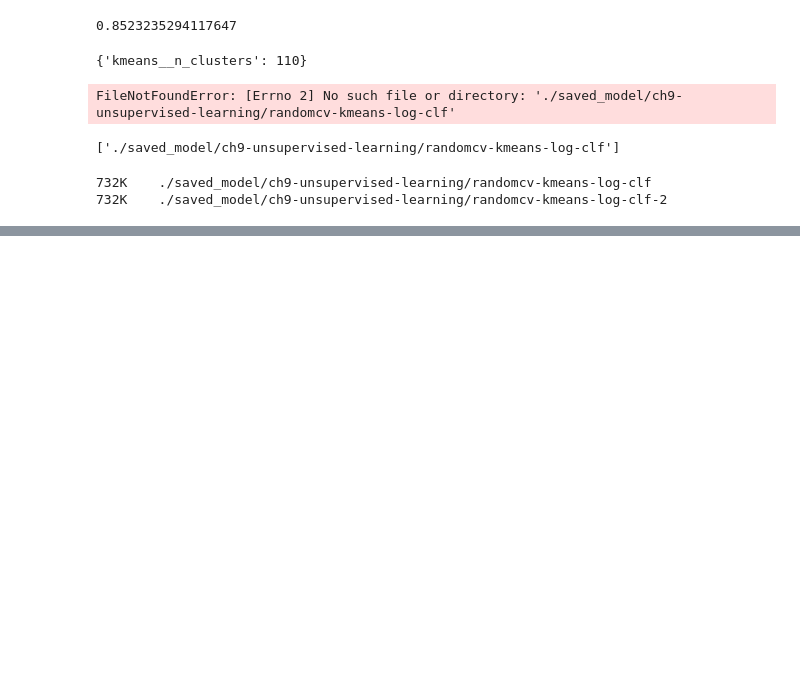
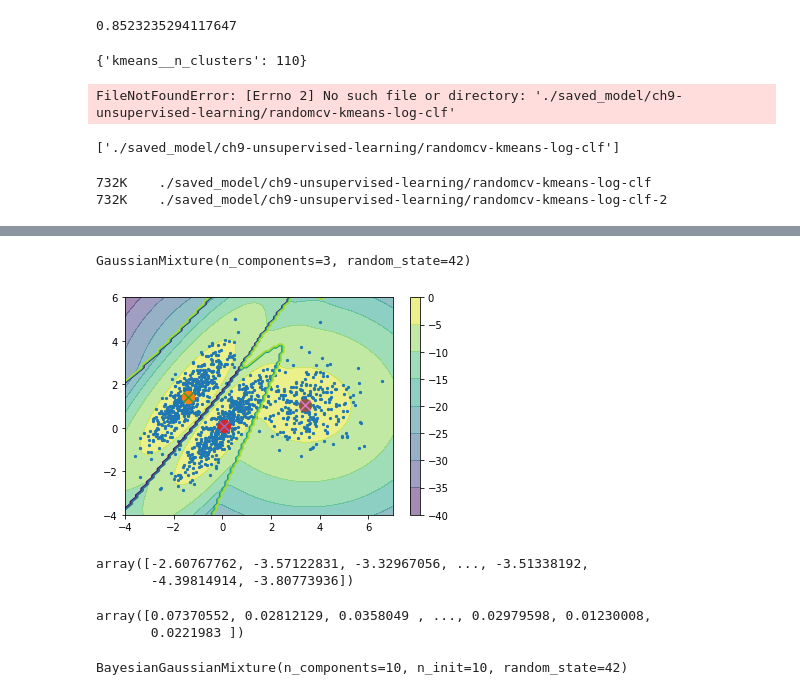
Before and after one commit to korntewin/practice-handson-ml2, a Jupyter notebook: ch9-unsupervised-learning.ipynb, the cells around one changed output, grey strips where cells are left out. Drawn from its saved outputs; the diff is of its cells as text; code cells hidden in the pictures; blank space fills up the shorter version.

```diff
--- a/ch9-unsupervised-learning.ipynb
+++ b/ch9-unsupervised-learning.ipynb
@@ -160,0 +231,24 @@ joblib.dump(rdcv, './saved_model/ch9-unsupervised-learning/randomcv-kmeans-log-c
+# %%
+gmm = GaussianMixture(n_components = 3, random_state = 42)
+gmm.fit(X)
+# %% [output]
+GaussianMixture(n_components=3, random_state=42)
+# %%
+plot_decision_boundary(gmm, X, gmm = True)
+# %% [output]
+[figure, added]
+# %%
+gmm.score_samples(X)
+# %% [output]
+array([-2.60767762, -3.57122831, -3.32967056, ..., -3.51338192,
+       -4.39814914, -3.80773936])
+# %%
+np.exp(gmm.score_samples(X))
+# %% [output]
+array([0.07370552, 0.02812129, 0.0358049 , ..., 0.02979598, 0.01230008,
+       0.0221983 ])
+# %%
+bgmm = BayesianGaussianMixture(n_components=10, n_init = 10, random_state = 42)
+bgmm.fit(X)
+# %% [output]
+BayesianGaussianMixture(n_components=10, n_init=10, random_state=42)
```
Also changed, not shown: parts of 14 cells of this notebook, 1 other file.
